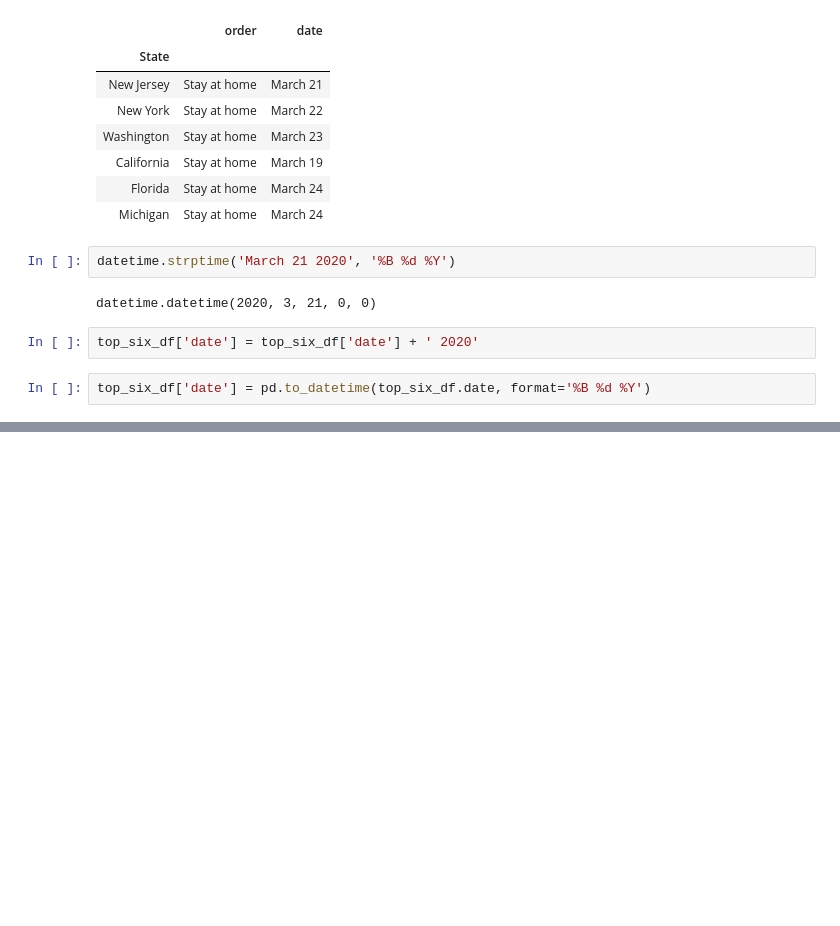
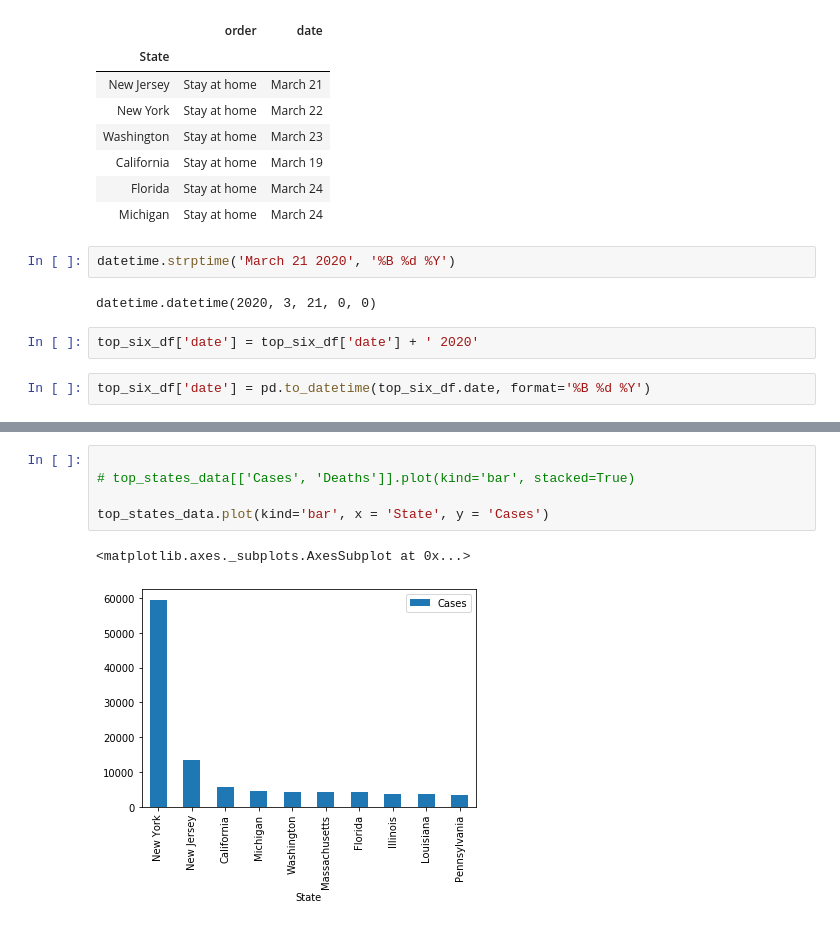
Before and after one commit to positivelyalli/COVID19_ETL_Project, a Jupyter notebook: state_measures.ipynb, the cells around one changed output, grey strips where cells are left out. Saved outputs shown, nothing was run; the diff lists cells and outputs as text; blank space fills up the shorter version.

```diff
--- a/state_measures.ipynb
+++ b/state_measures.ipynb
@@ -243,0 +307,8 @@ top_six_df.to_csv()
+# %%
+
+# top_states_data[['Cases', 'Deaths']].plot(kind='bar', stacked=True)
+
+top_states_data.plot(kind='bar', x = 'State', y = 'Cases')
+# %% [output]
+<matplotlib.axes._subplots.AxesSubplot at 0x...>
+[figure, added]
```
Also changed, not shown: parts of 11 cells of this notebook, 3 other files.
